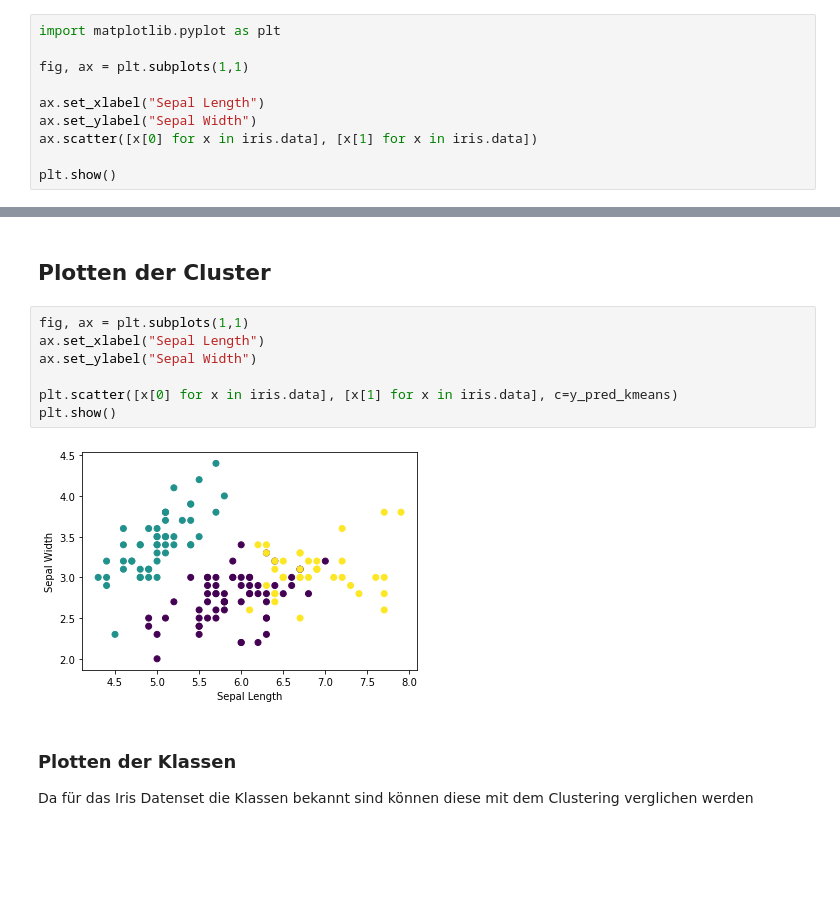
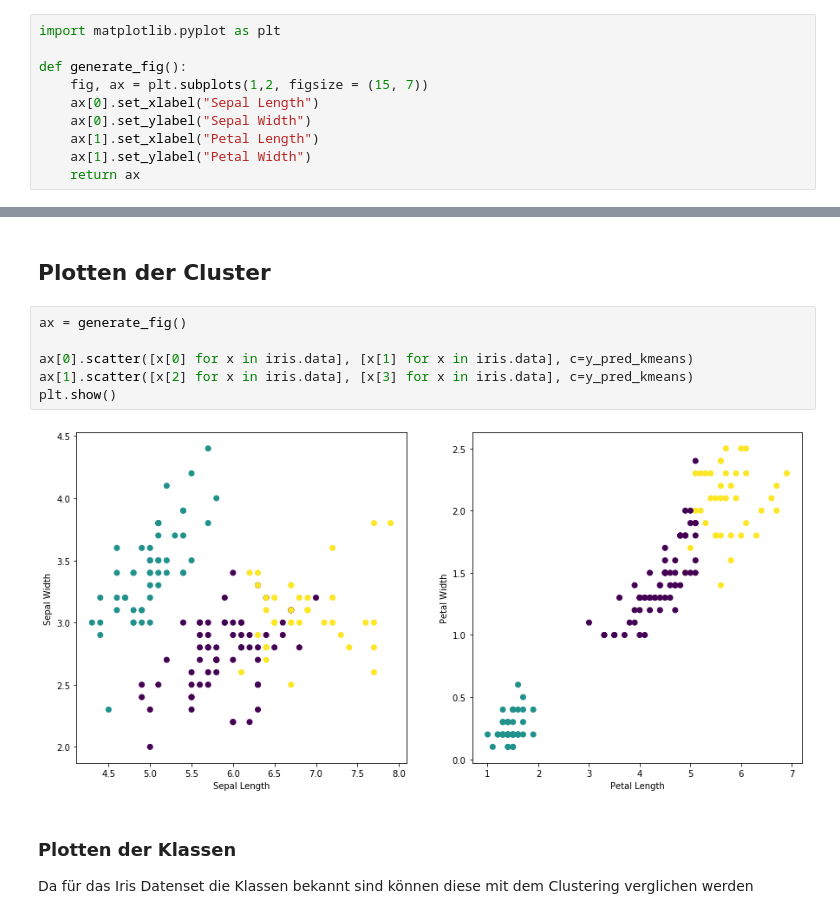
Before and after one commit to dsi-engineering-ag/basic-ml-with-scikit-learn, a Jupyter notebook: Simple Clustering with scikit learn.ipynb, the cells around one changed output, grey strips where cells are left out. Cells and saved outputs as stored; diff of their text form; blank space fills up the shorter version.

Commit message:
improve plot

```diff
--- a/Simple Clustering with scikit learn.ipynb
+++ b/Simple Clustering with scikit learn.ipynb
@@ -55,10 +55,10 @@ Zum Plotten wird die Library [matplotlib](https://matplotlib.org/) verwendet.
 # %%
 import matplotlib.pyplot as plt
 
-fig, ax = plt.subplots(1,1)
-
-ax.set_xlabel("Sepal Length")
-ax.set_ylabel("Sepal Width")
-ax.scatter([x[0] for x in iris.data], [x[1] for x in iris.data])
-
-plt.show()
+def generate_fig():
+    fig, ax = plt.subplots(1,2, figsize = (15, 7))
+    ax[0].set_xlabel("Sepal Length")
+    ax[0].set_ylabel("Sepal Width")
+    ax[1].set_xlabel("Petal Length")
+    ax[1].set_ylabel("Petal Width")
+    return ax
@@ -78,14 +95,13 @@ y_pred_kmeans = KMeans(n_clusters=3, random_state=0).fit_predict(iris.data)
 # %% [markdown]
 ## Plotten der Cluster
 # %%
-fig, ax = plt.subplots(1,1)
-ax.set_xlabel("Sepal Length")
-ax.set_ylabel("Sepal Width")
+ax = generate_fig()
 
-plt.scatter([x[0] for x in iris.data], [x[1] for x in iris.data], c=y_pred_kmeans)
+ax[0].scatter([x[0] for x in iris.data], [x[1] for x in iris.data], c=y_pred_kmeans)
+ax[1].scatter([x[2] for x in iris.data], [x[3] for x in iris.data], c=y_pred_kmeans)
 plt.show()
 # %% [output]
-[figure, old version]
+[figure, new version]
 # %% [markdown]
 ### Plotten der Klassen
 
```
Also changed, not shown: parts of 4 cells of this notebook, 2 other files.
